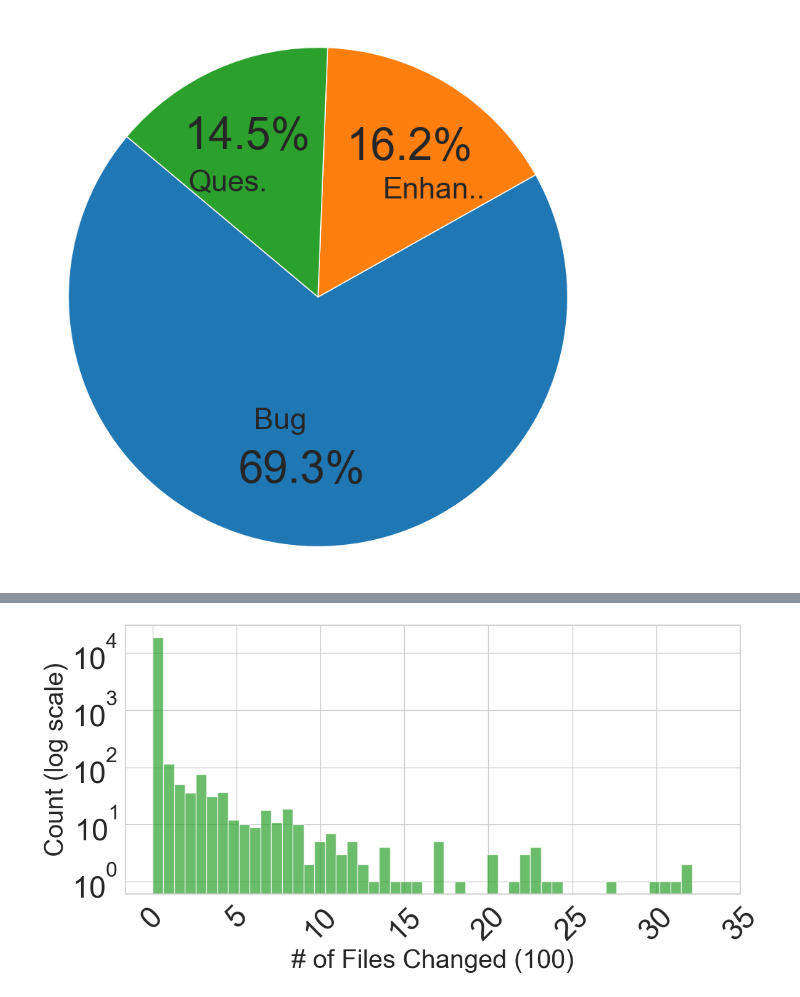
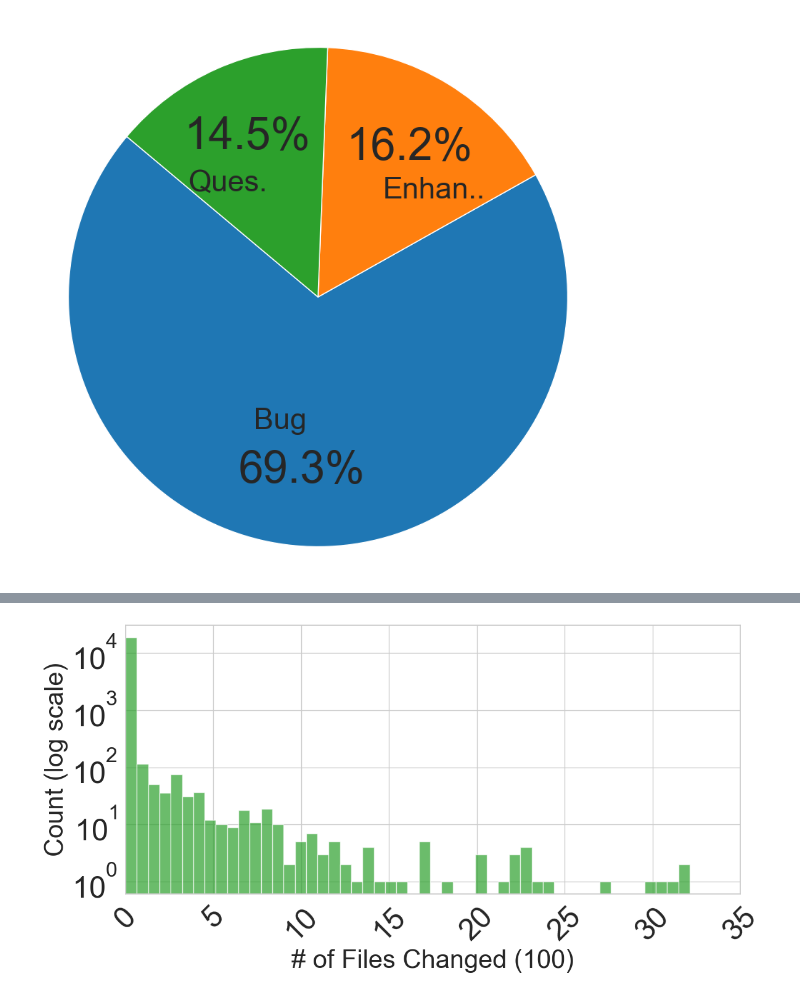
Before and after one commit to AnnabellaM/MSR-Static-Analysis-Artifacts, a Jupyter notebook: analysis/common_properties/common_properties_figures.ipynb, the cells around one changed output, grey strips where cells are left out. Saved outputs shown, nothing was run; the diff lists cells and outputs as text; code cells hidden in the pictures.

```diff
--- a/analysis/common_properties/common_properties_figures.ipynb
+++ b/analysis/common_properties/common_properties_figures.ipynb
@@ -117,19 +120,20 @@ plt.show()
 # %%
 # files changed
 plt.figure(figsize=(12, 6))
 plt.hist(issues['prop:files'], bins=50, color='#2ca02c', alpha=0.7)
+plt.gca().set_xlim(left=0)
 plt.yscale('log')
 plt.xlabel('# of Files Changed (100)', fontsize=30)
 plt.ylabel('Count (log scale)', fontsize=30)
 
 xticks = plt.xticks()[0]
 plt.xticks([x for x in xticks if int(x/100) != -5], [int(x/100) for x in xticks if int(x/100) != -5], fontsize=35, rotation=45)
 plt.yticks(fontsize=35)
 plt.tight_layout()
 plt.savefig('../../results/figures/common_properties/files.pdf', format='pdf', dpi=350)
 plt.show()
 # %% [output]
-[figure, old version]
+[figure, new version]
 # %%
 # loc changed
 plt.figure(figsize=(12, 6))
```
Also changed, not shown: parts of 4 cells of this notebook, 7 other files.
